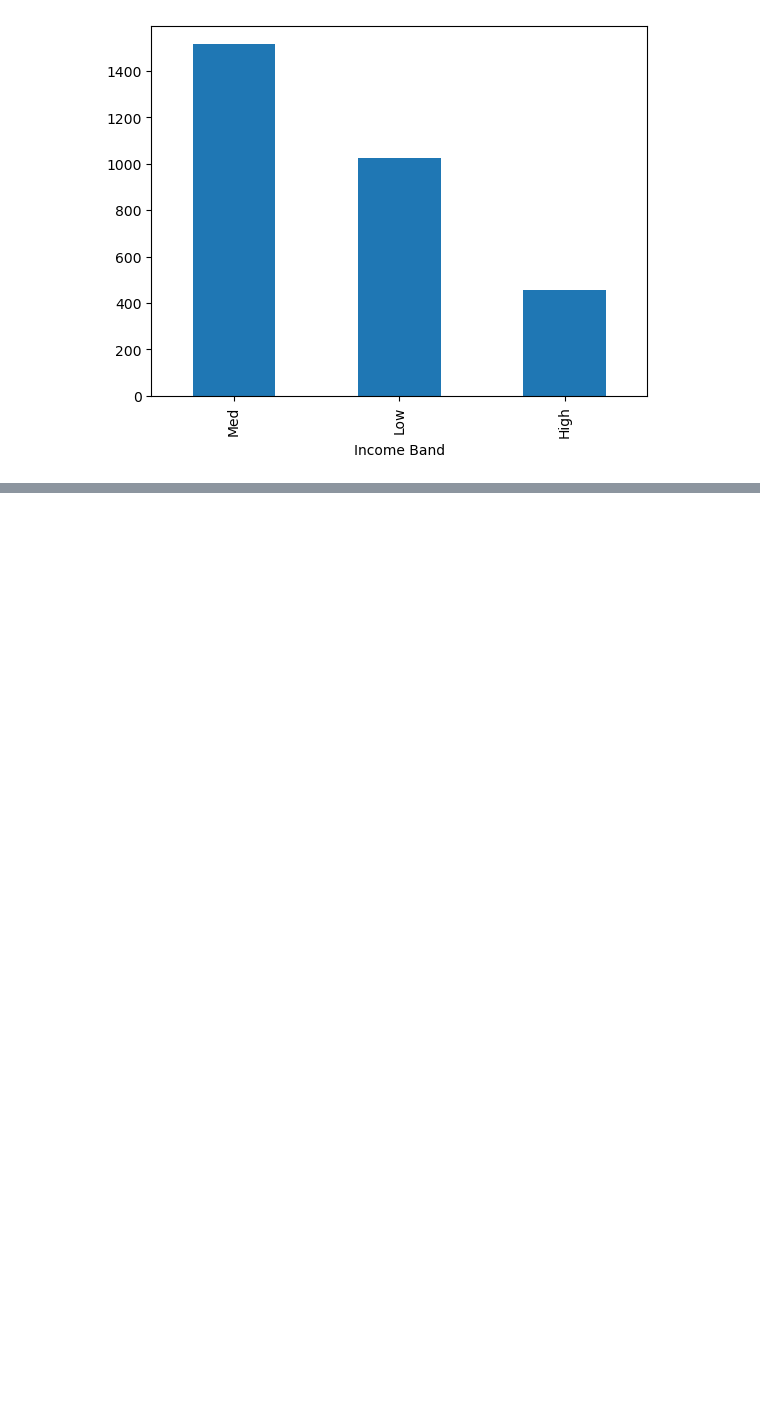
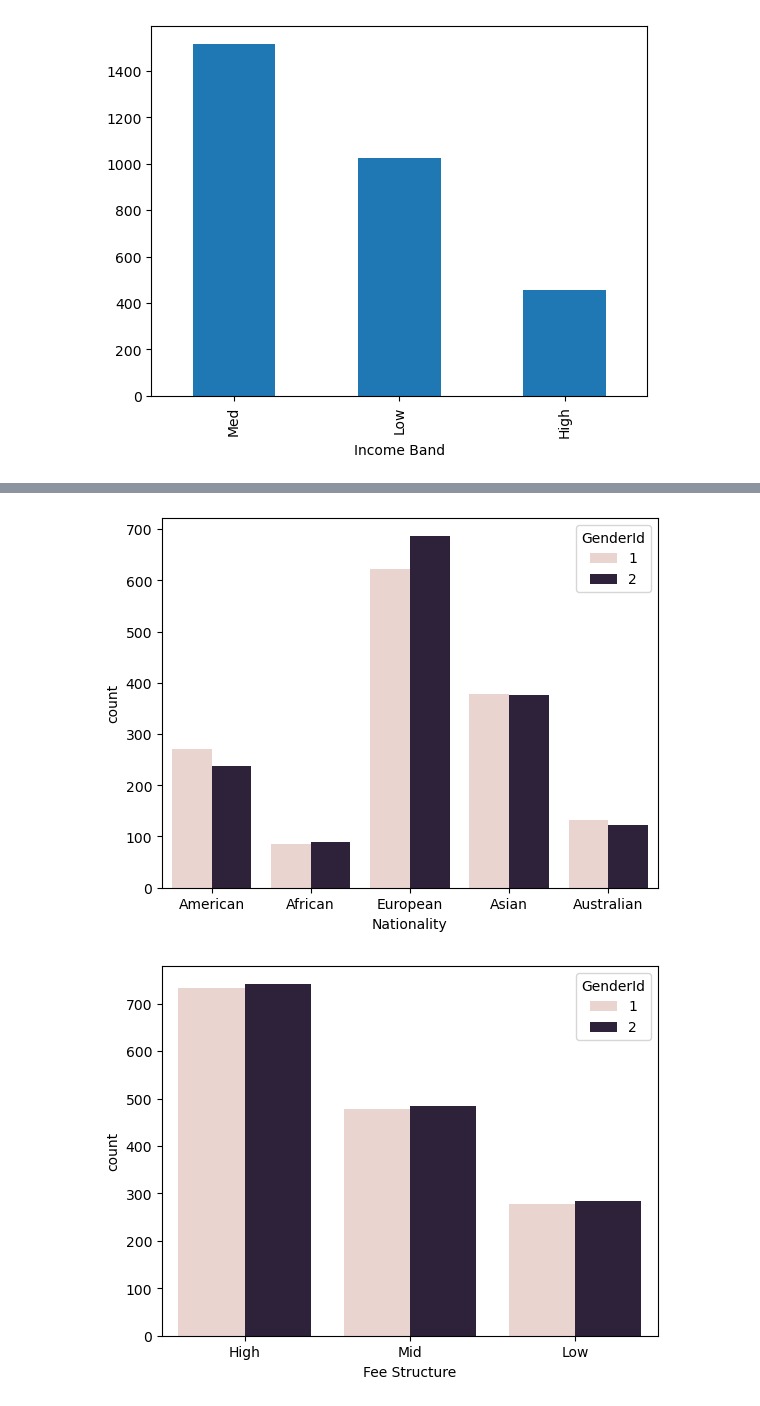
Before and after one commit to Radheya-2811/DataScience_Projects, a Jupyter notebook: CreditRiskAssesment/BankingCreditRisk.ipynb, the cells around one changed output, grey strips where cells are left out. Cells and saved outputs as stored; diff of their text form; code cells hidden in the pictures; blank space fills up the shorter version.

```diff
--- a/CreditRiskAssesment/BankingCreditRisk.ipynb
+++ b/CreditRiskAssesment/BankingCreditRisk.ipynb
@@ -74,6 +69,6 @@ df['Income Band'].value_counts().plot(kind='bar')
 # %%
 #Examine the distribution of unique categories in categorical column
-categorical_cols=df[['Nationality','Fee Structure','Loyalty Classification','BRId','GenderId','IAId','Income Band','Properties Owned','Risk Weighting']]
+categorical_cols=df[['Nationality','Fee Structure','Loyalty Classification','BRId','GenderId','IAId','Income Band','Properties Owned','Risk Weighting','Amount of Credit Cards']].columns
 
 for cols in categorical_cols:
     print(f"Value count for '{cols}':")
@@ -132,2 +126,9 @@ IAId
 Name: count, dtype: int64
 ... (6 outputs left out)
+# %%
+for i, predictor in enumerate(categorical_cols):
+    plt.figure(i)
+    sns.countplot(data=df,x=predictor,hue='GenderId')
+# %% [output]
+[figure, added]
+[figure, added]
```
Also changed, not shown: parts of 3 cells of this notebook.
